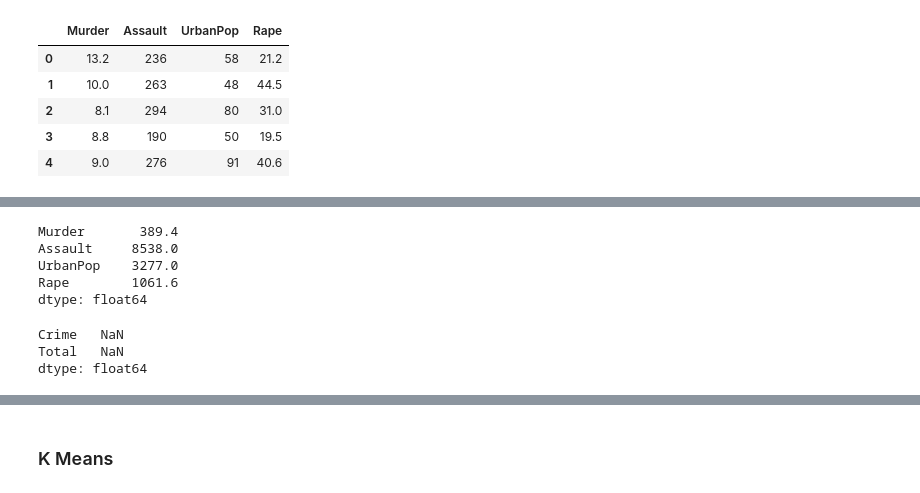
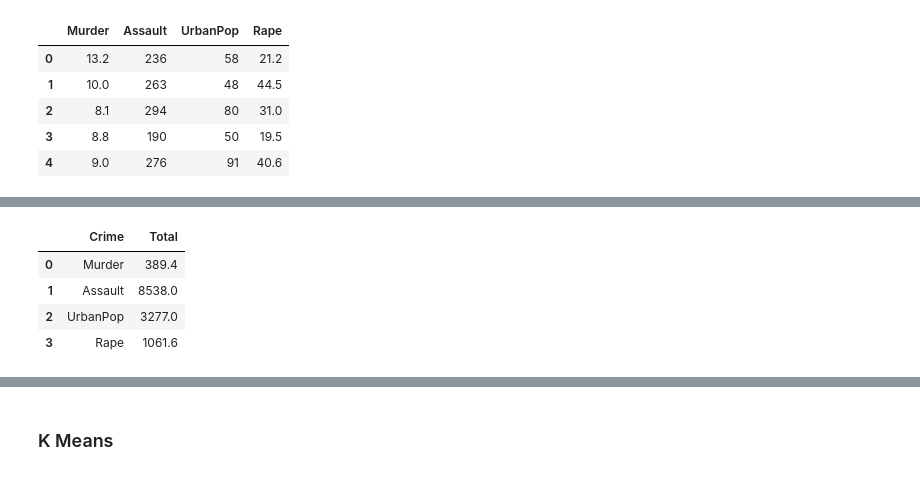
Before and after one commit to swarup4/ml-project, a Jupyter notebook: Clustering/Crime.ipynb, the cells around one changed output, grey strips where cells are left out. Cells and saved outputs as stored; diff of their text form; code cells hidden in the pictures.

Commit message:
Fix Dataframe issue

```diff
--- a/Clustering/Crime.ipynb
+++ b/Clustering/Crime.ipynb
@@ -80,19 +80,13 @@ df.iplot(kind='box')
 # %% [output]
 [interactive output not drawn]
 # %%
-df1 = df.sum()
+df1 = pd.DataFrame(df.sum()).reset_index()
+df1.columns = ["Crime", "Total"]
 df1
 # %% [output]
-Murder       389.4
-Assault     8538.0
-UrbanPop    3277.0
-Rape        1061.6
-dtype: float64
+|  | Crime | Total |
+| 0 | Murder | 389.4 |
+| 1 | Assault | 8538.0 |
+| 2 | UrbanPop | 3277.0 |
+| 3 | Rape | 1061.6 |
-# %%
-df2 = pd.Series(df1, ['Crime', "Total"])
-df2
-# %% [output]
-Crime   NaN
-Total   NaN
-dtype: float64
 # %%
```
Also changed, not shown: parts of 1 cell of this notebook.
